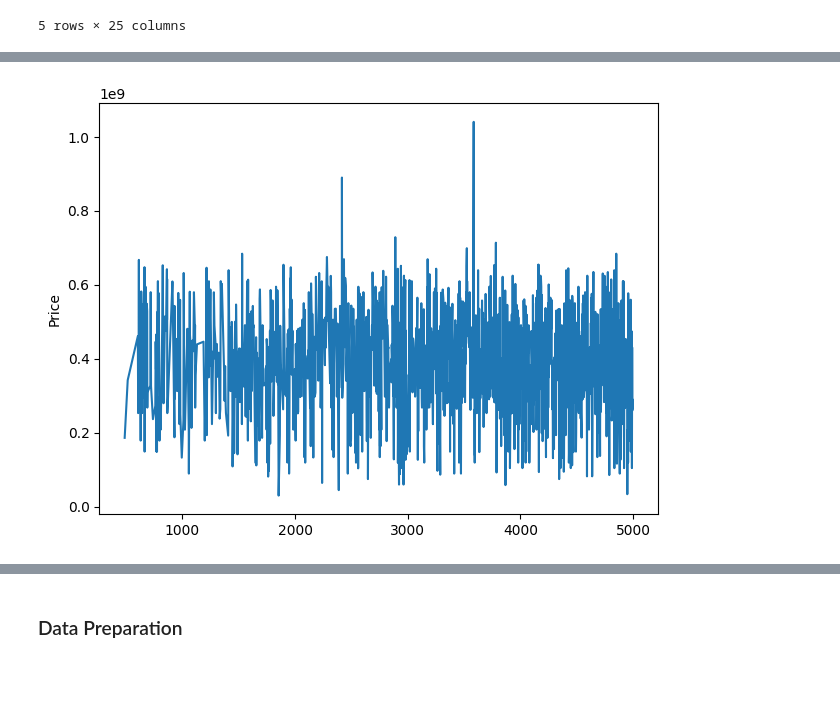
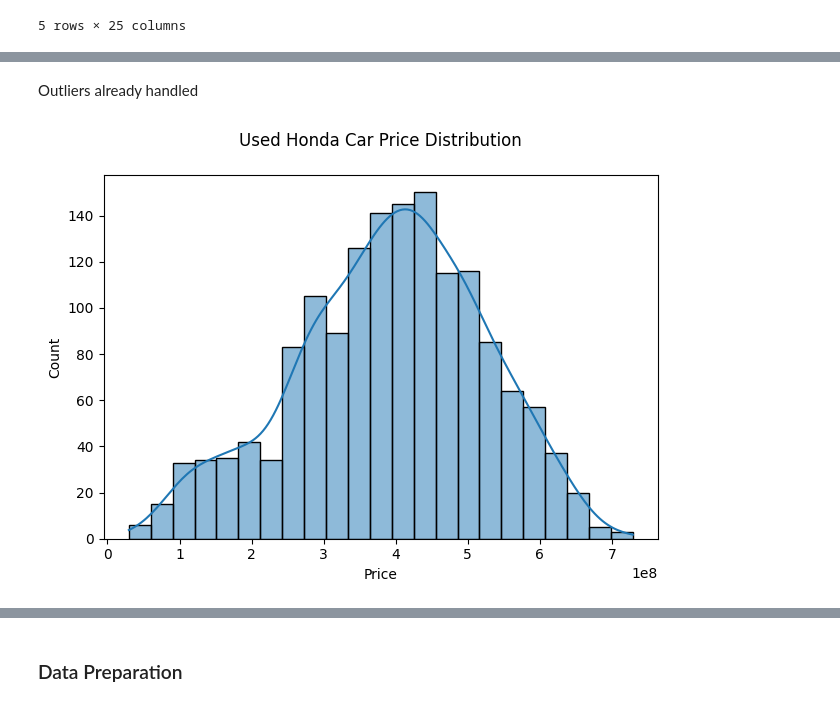
Before and after one commit to daff00/Honda-UsedCarPrice-Prediction, a Jupyter notebook: Project DATMOD.ipynb, the cells around one changed output, grey strips where cells are left out. Saved outputs shown, nothing was run; the diff lists cells and outputs as text; code cells hidden in the pictures; blank space fills up the shorter version.

Commit message:
Update Project DATMOD.ipynb
Data Understanding DONE, otw Data Preparation

```diff
--- a/Project DATMOD.ipynb
+++ b/Project DATMOD.ipynb
@@ -184,6 +204,5 @@ Note that the Price column is still counted as object data type and is USD, we n
 # %%
 # Convert Price column
-
 # Define a function to convert USD to IDR
 def usd_to_idr(amount_usd):
     exchange_rate = 14879  # exchange rate USD/IDR per 26 April 2023
@@ -193,6 +212,9 @@ def usd_to_idr(amount_usd):
 # Apply the conversion function
 used_cars['Price'] = used_cars['Price'].apply(usd_to_idr)
 
+# Convert Mileage column to integer
+used_cars['Mileage'] = used_cars['Mileage'].astype(int)
+
 used_cars.head()
 # %% [output]
 |  | Year | Make | Model | Condition | Price | Consumer_Rating | Consumer_Review_# | Exterior_Color | ... |
@@ -229,0 +262,15 @@ freq          1542
+# %%
+# Remove outliers using z-score
+z_scores = stats.zscore(used_cars['Price'])
+
+# Identify data points with a z-score greater than 3 or less than -3
+outliers = used_cars[(z_scores > 3) | (z_scores < -3)]
+
+# Remove outliers from the dataset
+used_cars = used_cars[(z_scores <= 3) & (z_scores >= -3)]
+
+# Create the boxplot to check if the outliers are already handled
+sns.boxplot(y=used_cars['Price'])
+plt.title("Check outliers using Boxplot\n")
+plt.tight_layout()
+plt.show()
@@ -230,10 +279,10 @@ freq          1542
+# %% [markdown]
+Outliers already handled
 # %%
-# Visualize the price
-plt.plot(used_cars['Price'])
-plt.title('')
-plt.ylabel('Price')
-plt.xlabel('')
+# Visualize the price distribution
+sns.histplot(used_cars['Price'], kde=True)
+plt.title("Used Honda Car Price Distribution\n")
 plt.tight_layout()
 plt.show()
 # %% [output]
-[figure, old version]
+[figure, new version]
```
Also changed, not shown: parts of 21 cells of this notebook.
